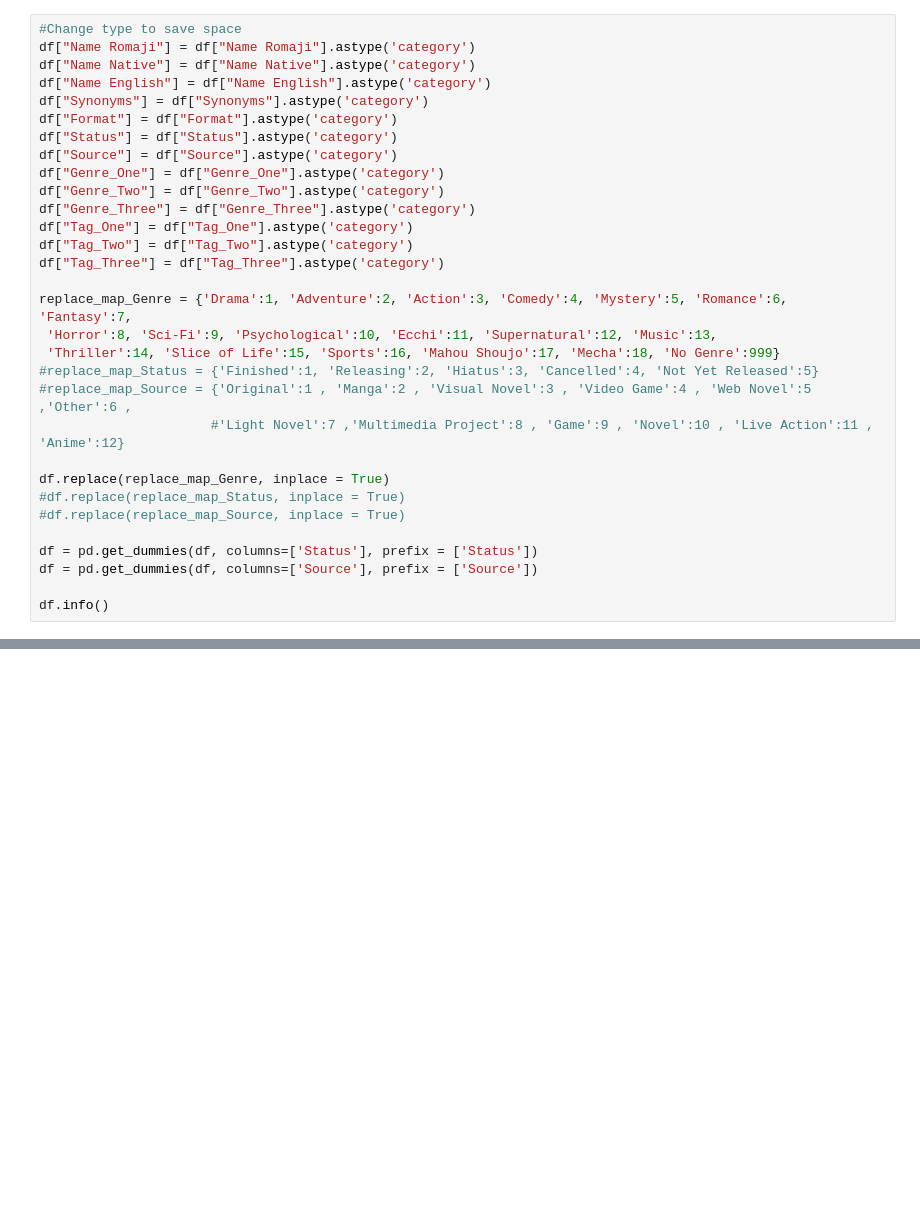
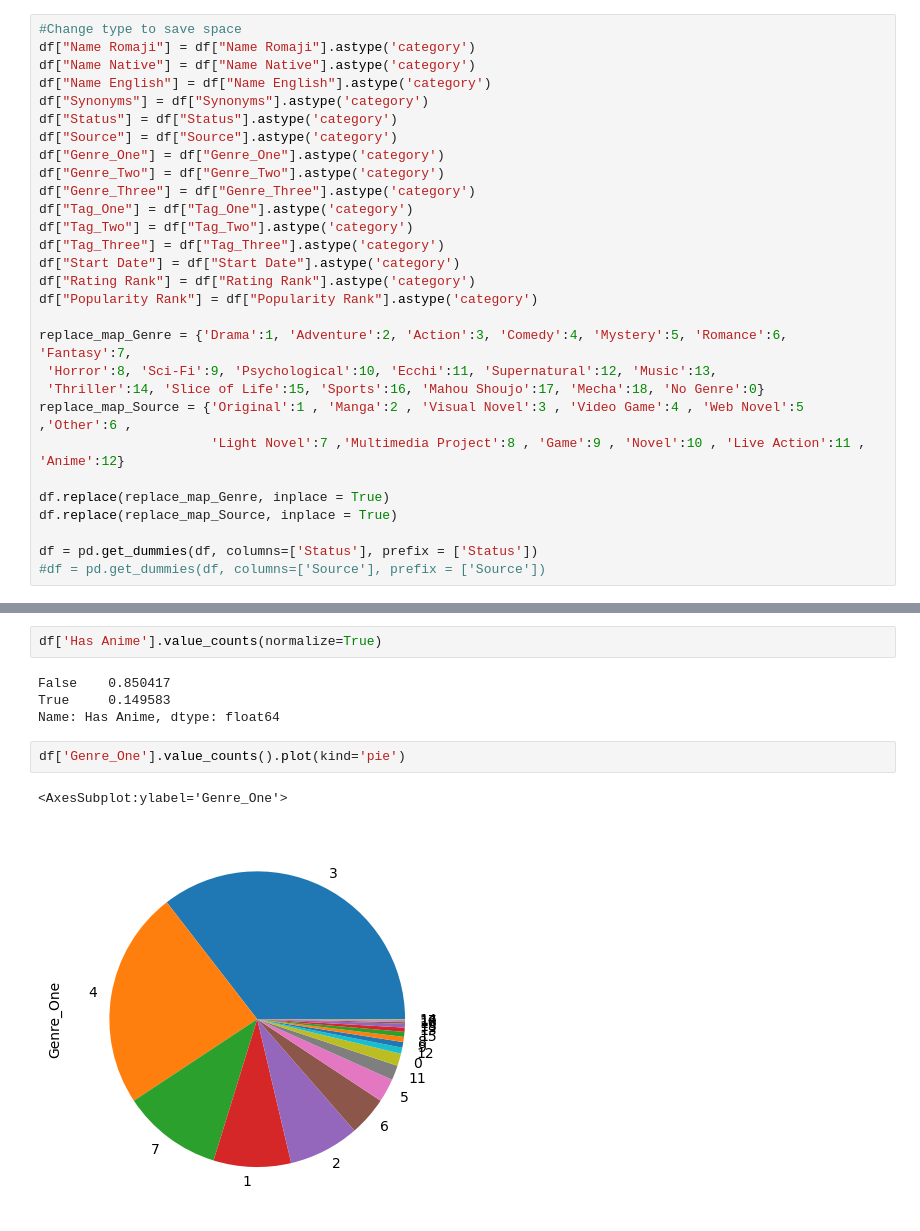
Before and after one commit to Shahars71/Data-Sciences-Project, a Jupyter notebook: Data Science _Our Main Project .ipynb, the cells around one changed output, grey strips where cells are left out. Cells and saved outputs as stored; diff of their text form; blank space fills up the shorter version.

Commit message:
Updated Project 27/1

```diff
--- a/Data Science _Our Main Project .ipynb
+++ b/Data Science _Our Main Project .ipynb
@@ -119,7 +124,6 @@ df["Name Romaji"] = df["Name Romaji"].astype('category')
 df["Name Native"] = df["Name Native"].astype('category')
 df["Name English"] = df["Name English"].astype('category')
 df["Synonyms"] = df["Synonyms"].astype('category')
-df["Format"] = df["Format"].astype('category')
 df["Status"] = df["Status"].astype('category')
 df["Source"] = df["Source"].astype('category')
 df["Genre_One"] = df["Genre_One"].astype('category')
@@ -128,19 +132,18 @@ df["Genre_Three"] = df["Genre_Three"].astype('category')
 df["Tag_One"] = df["Tag_One"].astype('category')
 df["Tag_Two"] = df["Tag_Two"].astype('category')
 df["Tag_Three"] = df["Tag_Three"].astype('category')
+df["Start Date"] = df["Start Date"].astype('category')
+df["Rating Rank"] = df["Rating Rank"].astype('category')
+df["Popularity Rank"] = df["Popularity Rank"].astype('category')
 
 replace_map_Genre = {'Drama':1, 'Adventure':2, 'Action':3, 'Comedy':4, 'Mystery':5, 'Romance':6, 'Fantasy':7,
  'Horror':8, 'Sci-Fi':9, 'Psychological':10, 'Ecchi':11, 'Supernatural':12, 'Music':13,
- 'Thriller':14, 'Slice of Life':15, 'Sports':16, 'Mahou Shoujo':17, 'Mecha':18, 'No Genre':999}
-#replace_map_Status = {'Finished':1, 'Releasing':2, 'Hiatus':3, 'Cancelled':4, 'Not Yet Released':5}
-#replace_map_Source = {'Original':1 , 'Manga':2 , 'Visual Novel':3 , 'Video Game':4 , 'Web Novel':5 ,'Other':6 ,
-                      #'Light Novel':7 ,'Multimedia Project':8 , 'Game':9 , 'Novel':10 , 'Live Action':11 , 'Anime':12}
+ 'Thriller':14, 'Slice of Life':15, 'Sports':16, 'Mahou Shoujo':17, 'Mecha':18, 'No Genre':0}
+replace_map_Source = {'Original':1 , 'Manga':2 , 'Visual Novel':3 , 'Video Game':4 , 'Web Novel':5 ,'Other':6 ,
+                      'Light Novel':7 ,'Multimedia Project':8 , 'Game':9 , 'Novel':10 , 'Live Action':11 , 'Anime':12}
 
 df.replace(replace_map_Genre, inplace = True)
-#df.replace(replace_map_Status, inplace = True)
-#df.replace(replace_map_Source, inplace = True)
+df.replace(replace_map_Source, inplace = True)
 
 df = pd.get_dummies(df, columns=['Status'], prefix = ['Status'])
-df = pd.get_dummies(df, columns=['Source'], prefix = ['Source'])
-
-df.info()
+#df = pd.get_dummies(df, columns=['Source'], prefix = ['Source'])
@@ -171,0 +170,11 @@ Name: Start Date, dtype: object
+# %%
+df['Has Anime'].value_counts(normalize=True)
+# %% [output]
+False    0.850417
+True     0.149583
+Name: Has Anime, dtype: float64
+# %%
+df['Genre_One'].value_counts().plot(kind='pie')
+# %% [output]
+<AxesSubplot:ylabel='Genre_One'>
+[figure, added]
```
Also changed, not shown: parts of 18 cells of this notebook.
